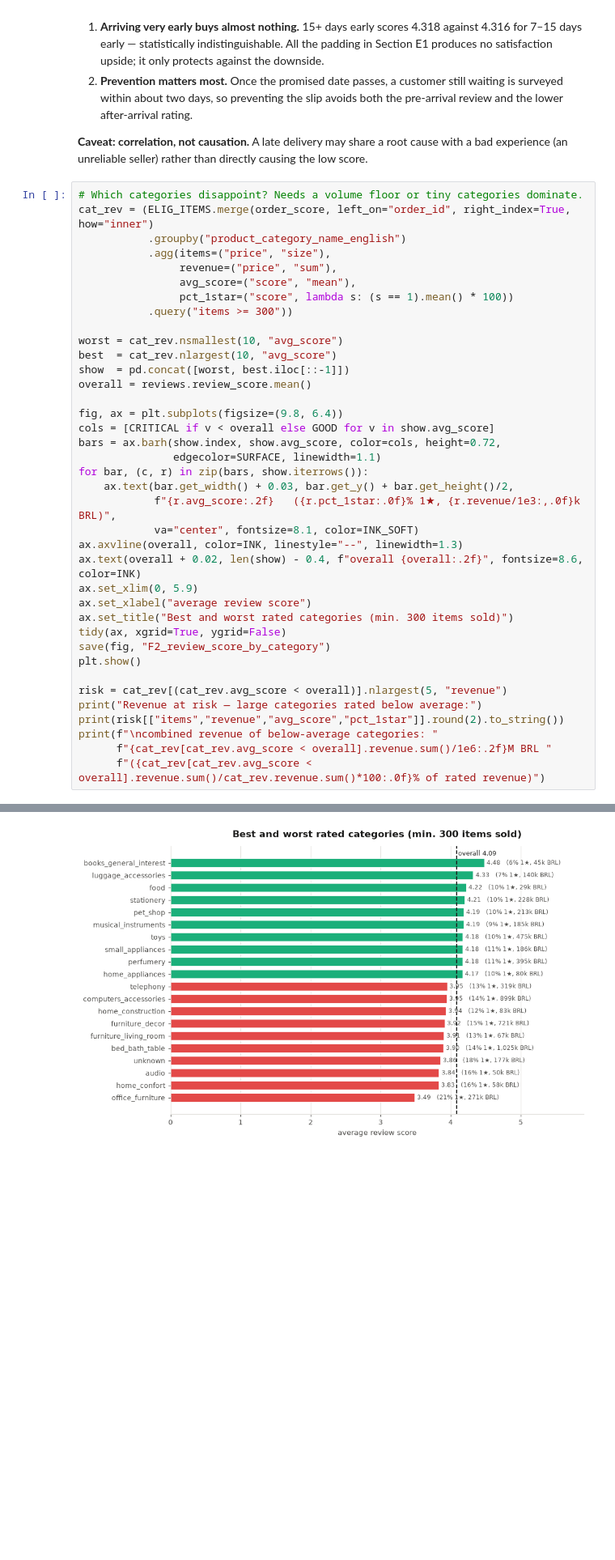
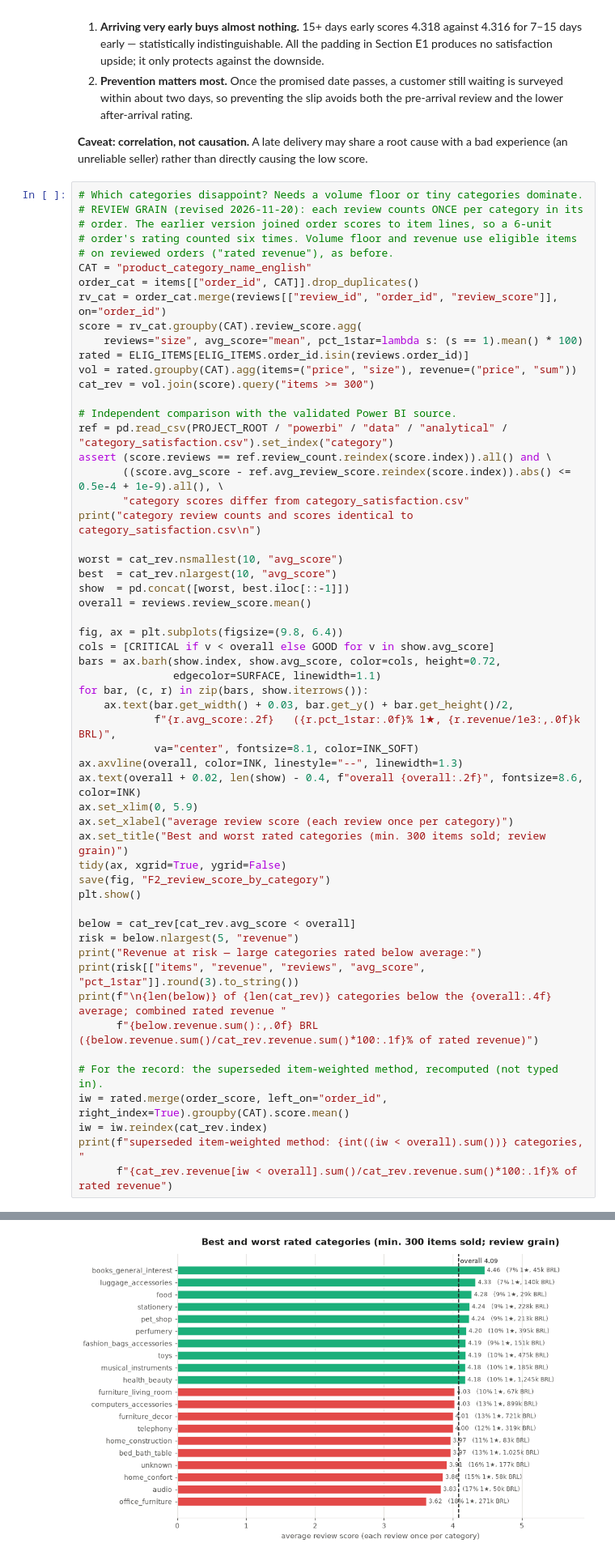
Before and after one commit to m4nish-dev/RetailPulse, a Jupyter notebook: notebooks/03_exploratory_data_analysis.ipynb, the cells around one changed output, grey strips where cells are left out. Shown at 81% size. Cells and saved outputs as stored; diff of their text form; blank space fills up the shorter version.

```diff
--- a/notebooks/03_exploratory_data_analysis.ipynb
+++ b/notebooks/03_exploratory_data_analysis.ipynb
@@ -1311,13 +1369,25 @@ with a bad experience (an unreliable seller) rather than directly causing the
 low score.
 # %%
 # Which categories disappoint? Needs a volume floor or tiny categories dominate.
-cat_rev = (ELIG_ITEMS.merge(order_score, left_on="order_id", right_index=True, how="inner")
-           .groupby("product_category_name_english")
-           .agg(items=("price", "size"),
-                revenue=("price", "sum"),
-                avg_score=("score", "mean"),
-                pct_1star=("score", lambda s: (s == 1).mean() * 100))
-           .query("items >= 300"))
+# REVIEW GRAIN (revised 2026-11-20): each review counts ONCE per category in its
+# order. The earlier version joined order scores to item lines, so a 6-unit
+# order's rating counted six times. Volume floor and revenue use eligible items
+# on reviewed orders ("rated revenue"), as before.
+CAT = "product_category_name_english"
+order_cat = items[["order_id", CAT]].drop_duplicates()
+rv_cat = order_cat.merge(reviews[["review_id", "order_id", "review_score"]], on="order_id")
+score = rv_cat.groupby(CAT).review_score.agg(
+    reviews="size", avg_score="mean", pct_1star=lambda s: (s == 1).mean() * 100)
+rated = ELIG_ITEMS[ELIG_ITEMS.order_id.isin(reviews.order_id)]
+vol = rated.groupby(CAT).agg(items=("price", "size"), revenue=("price", "sum"))
+cat_rev = vol.join(score).query("items >= 300")
+
+# Independent comparison with the validated Power BI source.
+ref = pd.read_csv(PROJECT_ROOT / "powerbi" / "data" / "analytical" / "category_satisfaction.csv").set_index("category")
+assert (score.reviews == ref.review_count.reindex(score.index)).all() and \
+       ((score.avg_score - ref.avg_review_score.reindex(score.index)).abs() <= 0.5e-4 + 1e-9).all(), \
+       "category scores differ from category_satisfaction.csv"
+print("category review counts and scores identical to category_satisfaction.csv\n")
 
 worst = cat_rev.nsmallest(10, "avg_score")
 best  = cat_rev.nlargest(10, "avg_score")
@@ -1335,16 +1405,22 @@ for bar, (c, r) in zip(bars, show.iterrows()):
 ax.axvline(overall, color=INK, linestyle="--", linewidth=1.3)
 ax.text(overall + 0.02, len(show) - 0.4, f"overall {overall:.2f}", fontsize=8.6, color=INK)
 ax.set_xlim(0, 5.9)
-ax.set_xlabel("average review score")
-ax.set_title("Best and worst rated categories (min. 300 items sold)")
+ax.set_xlabel("average review score (each review once per category)")
+ax.set_title("Best and worst rated categories (min. 300 items sold; review grain)")
 tidy(ax, xgrid=True, ygrid=False)
 save(fig, "F2_review_score_by_category")
 plt.show()
 
-risk = cat_rev[(cat_rev.avg_score < overall)].nlargest(5, "revenue")
+below = cat_rev[cat_rev.avg_score < overall]
+risk = below.nlargest(5, "revenue")
 print("Revenue at risk — large categories rated below average:")
-print(risk[["items","revenue","avg_score","pct_1star"]].round(2).to_string())
-print(f"\ncombined revenue of below-average categories: "
-      f"{cat_rev[cat_rev.avg_score < overall].revenue.sum()/1e6:.2f}M BRL "
-      f"({cat_rev[cat_rev.avg_score < overall].revenue.sum()/cat_rev.revenue.sum()*100:.0f}% of rated revenue)")
+print(risk[["items", "revenue", "reviews", "avg_score", "pct_1star"]].round(3).to_string())
+print(f"\n{len(below)} of {len(cat_rev)} categories below the {overall:.4f} average; combined rated revenue "
+      f"{below.revenue.sum():,.0f} BRL ({below.revenue.sum()/cat_rev.revenue.sum()*100:.1f}% of rated revenue)")
+
+# For the record: the superseded item-weighted method, recomputed (not typed in).
+iw = rated.merge(order_score, left_on="order_id", right_index=True).groupby(CAT).score.mean()
+iw = iw.reindex(cat_rev.index)
+print(f"superseded item-weighted method: {int((iw < overall).sum())} categories, "
+      f"{cat_rev.revenue[iw < overall].sum()/cat_rev.revenue.sum()*100:.1f}% of rated revenue")
 # %% [output]
@@ -1351,3 +1429,3 @@ print(f"\ncombined revenue of below-average categories: "
    saved -> reports/eda_charts/F2_review_score_by_category.png
-[figure, old version]
+[figure, new version]
 Revenue at risk — large categories rated below average:
```
Also changed, not shown: parts of 9 cells of this notebook, 23 other files.
